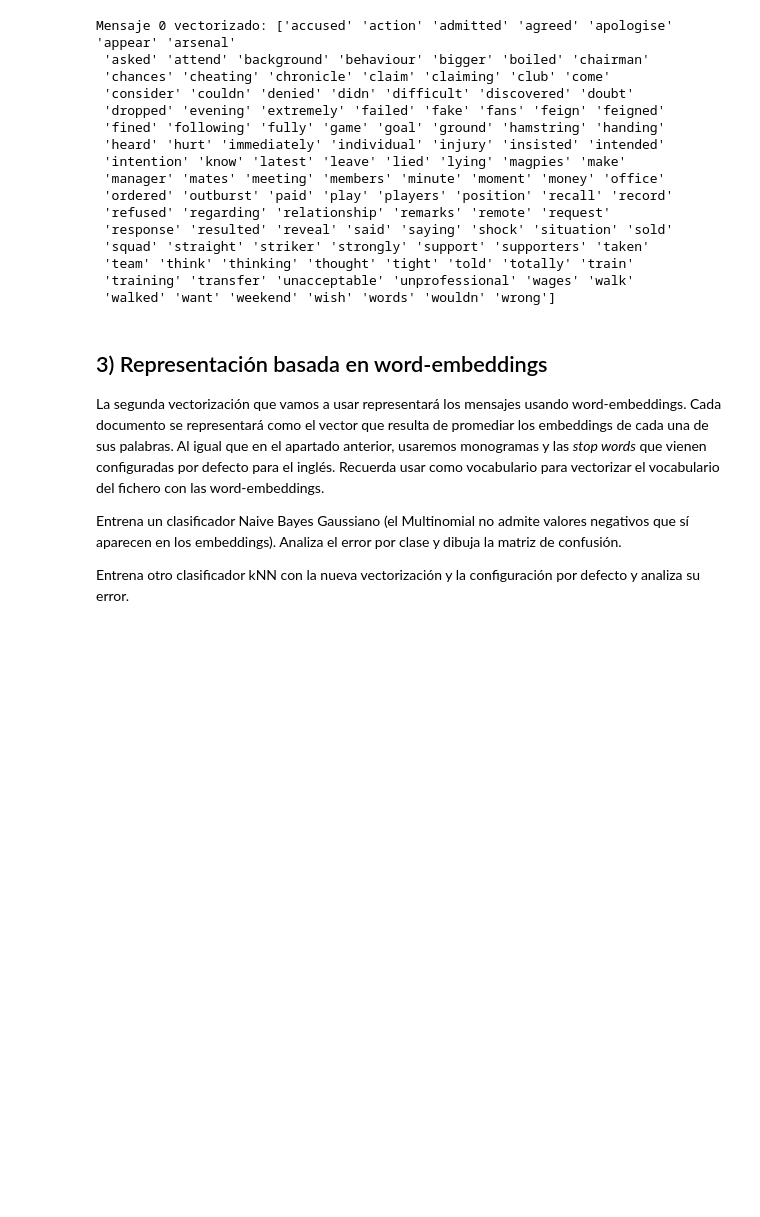
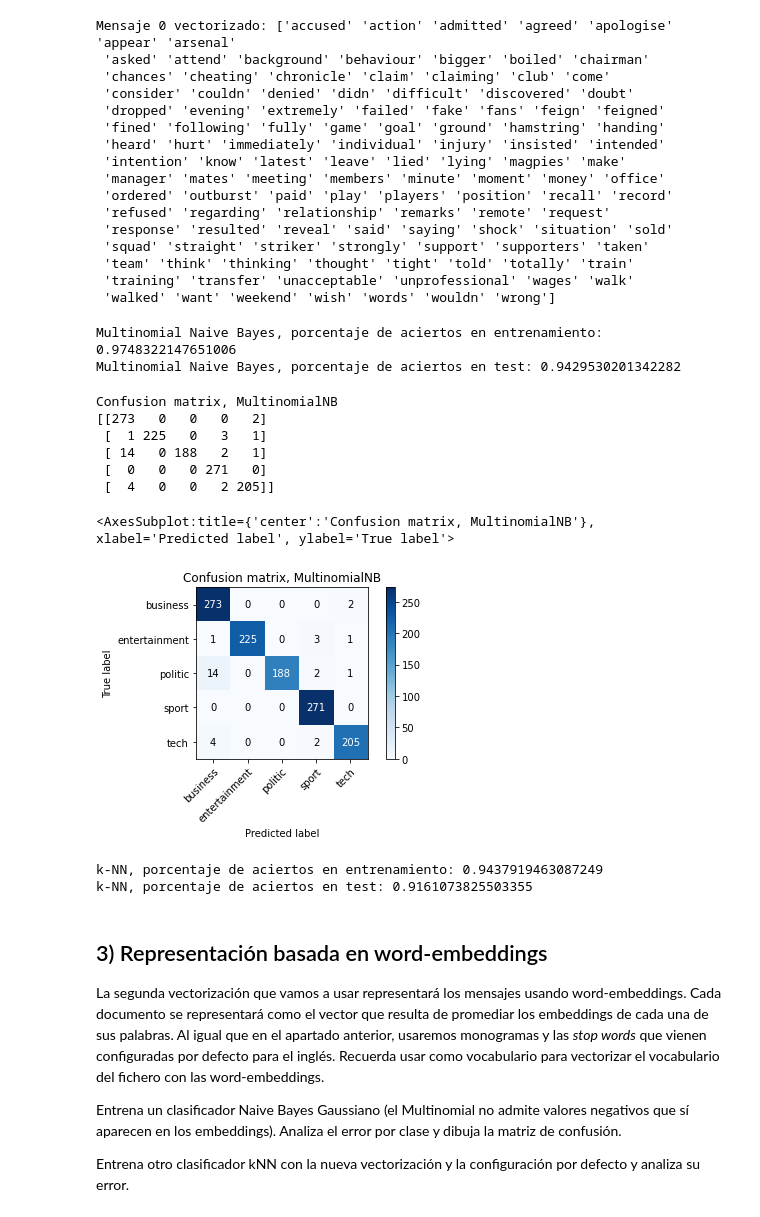
Before and after one commit to Carlanganas98/IA2, a Jupyter notebook: Pr2/Practica_clasif_de_texto_2122_enunciado.ipynb, the cells around one changed output. Drawn from its saved outputs; the diff is of its cells as text; code cells hidden in the pictures; blank space fills up the shorter version.

```diff
--- a/Pr2/Practica_clasif_de_texto_2122_enunciado.ipynb
+++ b/Pr2/Practica_clasif_de_texto_2122_enunciado.ipynb
@@ -280,3 +327,18 @@ Mensaje 0 vectorizado: ['accused' 'action' 'admitted' 'agreed' 'apologise' 'appe
  'team' 'think' 'thinking' 'thought' 'tight' 'told' 'totally' 'train'
  'training' 'transfer' 'unacceptable' 'unprofessional' 'wages' 'walk'
  'walked' 'want' 'weekend' 'wish' 'words' 'wouldn' 'wrong']
+# %%
+from sklearn.naive_bayes import MultinomialNB
+
+mnb_classifier = MultinomialNB()
+
+mnb_classifier.fit(train_preprocessed, x_train.Category)
+
+mnb_train_predictions = mnb_classifier.predict(train_preprocessed)
+mnb_test_predictions = mnb_classifier.predict(test_preprocessed)
+
+print("Multinomial Naive Bayes, porcentaje de aciertos en entrenamiento:", np.mean(mnb_train_predictions == x_train.Category))
+print("Multinomial Naive Bayes, porcentaje de aciertos en test:", np.mean(mnb_test_predictions == x_test.Category))
+# %% [output]
+Multinomial Naive Bayes, porcentaje de aciertos en entrenamiento: 0.9748322147651006
+Multinomial Naive Bayes, porcentaje de aciertos en test: 0.9429530201342282
@@ -282,0 +403,11 @@ Mensaje 0 vectorizado: ['accused' 'action' 'admitted' 'agreed' 'apologise' 'appe
+# %%
+plot_confusion_matrix(x_train['Category'], mnb_train_predictions,['business', 'entertainment', 'politic', 'sport', 'tech'], normalize=False)
+# %% [output]
+Confusion matrix, MultinomialNB
+[[273   0   0   0   2]
+ [  1 225   0   3   1]
+ [ 14   0 188   2   1]
+ [  0   0   0 271   0]
+ [  4   0   0   2 205]]
+<AxesSubplot:title={'center':'Confusion matrix, MultinomialNB'}, xlabel='Predicted label', ylabel='True label'>
+[figure, added]
@@ -282,0 +421,14 @@ Mensaje 0 vectorizado: ['accused' 'action' 'admitted' 'agreed' 'apologise' 'appe
+# %%
+from sklearn import neighbors
+
+knn_classifier = neighbors.KNeighborsClassifier()
+knn_classifier.fit(train_preprocessed, x_train.Category)
+
+knn_train_predictions = knn_classifier.predict(train_preprocessed)
+knn_test_predictions = knn_classifier.predict(test_preprocessed)
+
+print("k-NN, porcentaje de aciertos en entrenamiento:", np.mean(knn_train_predictions == x_train.Category))
+print("k-NN, porcentaje de aciertos en test:", np.mean(knn_test_predictions == x_test.Category))
+# %% [output]
+k-NN, porcentaje de aciertos en entrenamiento: 0.9437919463087249
+k-NN, porcentaje de aciertos en test: 0.9161073825503355
```
Also changed, not shown: parts of 13 cells of this notebook, 2 other files.
